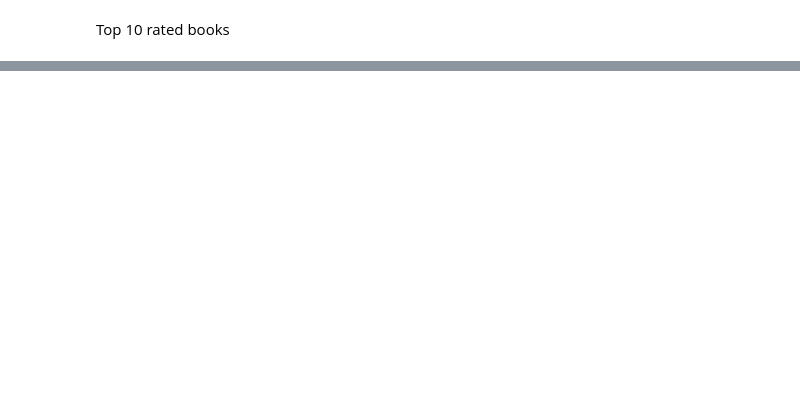
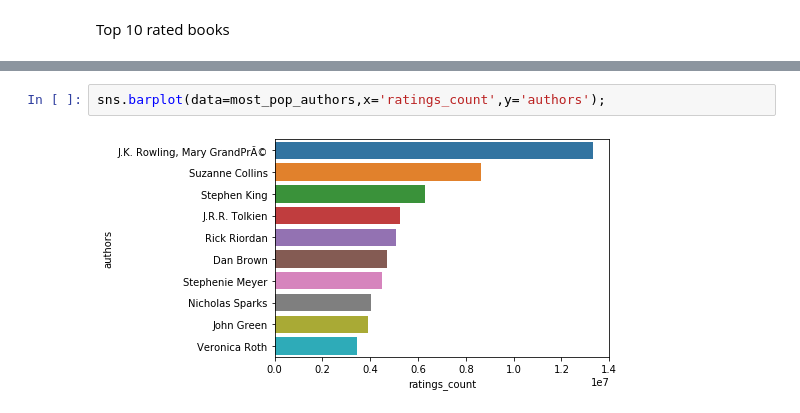
Before and after one commit to ambita20/BookRecommenderSystem, a Jupyter notebook: code.ipynb, the cells around one changed output, grey strips where cells are left out. Drawn from its saved outputs; the diff is of its cells as text; blank space fills up the shorter version.

```diff
--- a/code.ipynb
+++ b/code.ipynb
@@ -228,0 +262,4 @@ Top 10 rated books
+# %%
+sns.barplot(data=most_pop_authors,x='ratings_count',y='authors');
+# %% [output]
+[figure, added]
```
Also changed, not shown: parts of 16 cells of this notebook.
